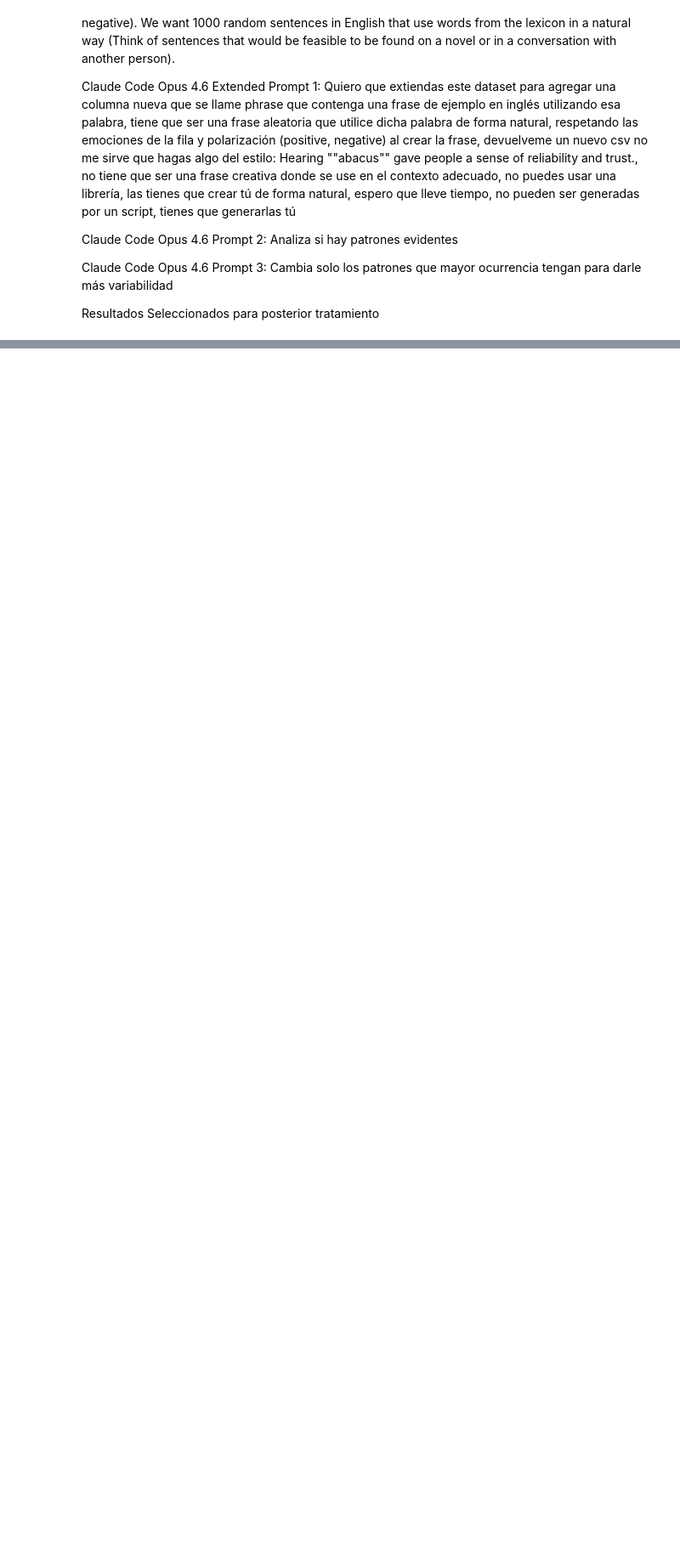
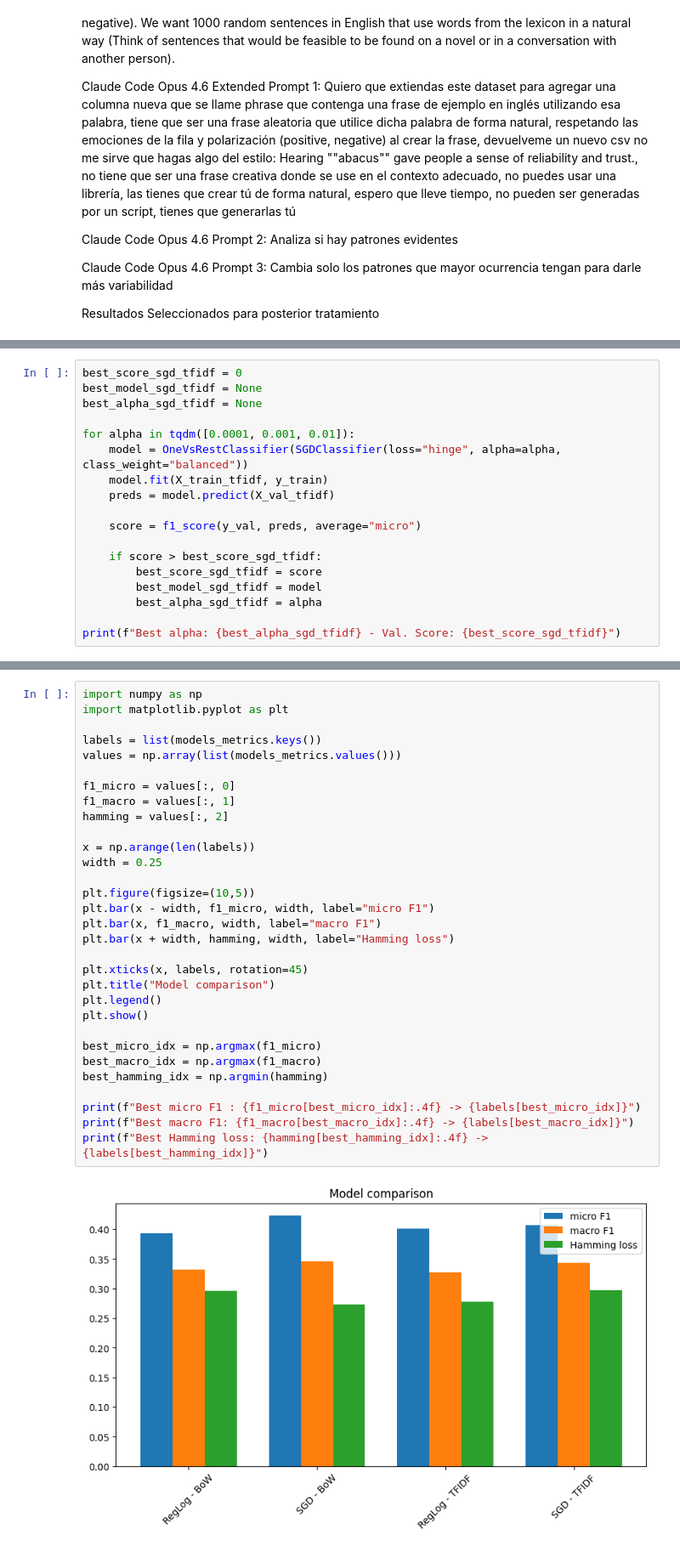
Before and after one commit to agustito37/entregable-procesamiento-lenguaje, a Jupyter notebook: entregable.ipynb, the cells around one changed output, grey strips where cells are left out. Shown at 85% size. Saved outputs shown, nothing was run; the diff lists cells and outputs as text; blank space fills up the shorter version.

```diff
--- a/entregable.ipynb
+++ b/entregable.ipynb
@@ -72,0 +239,18 @@ Resultados Seleccionados para posterior tratamiento
+# %%
+best_score_sgd_tfidf = 0
+best_model_sgd_tfidf = None
+best_alpha_sgd_tfidf = None
+
+for alpha in tqdm([0.0001, 0.001, 0.01]):
+    model = OneVsRestClassifier(SGDClassifier(loss="hinge", alpha=alpha, class_weight="balanced"))
+    model.fit(X_train_tfidf, y_train)
+    preds = model.predict(X_val_tfidf)
+
+    score = f1_score(y_val, preds, average="micro")
+
+    if score > best_score_sgd_tfidf:
+        best_score_sgd_tfidf = score
+        best_model_sgd_tfidf = model
+        best_alpha_sgd_tfidf = alpha
+
+print(f"Best alpha: {best_alpha_sgd_tfidf} - Val. Score: {best_score_sgd_tfidf}")
@@ -72,0 +299,33 @@ Resultados Seleccionados para posterior tratamiento
+# %%
+import numpy as np
+import matplotlib.pyplot as plt
+
+labels = list(models_metrics.keys())
+values = np.array(list(models_metrics.values()))
+
+f1_micro = values[:, 0]
+f1_macro = values[:, 1]
+hamming = values[:, 2]
+
+x = np.arange(len(labels))
+width = 0.25
+
+plt.figure(figsize=(10,5))
+plt.bar(x - width, f1_micro, width, label="micro F1")
+plt.bar(x, f1_macro, width, label="macro F1")
+plt.bar(x + width, hamming, width, label="Hamming loss")
+
+plt.xticks(x, labels, rotation=45)
+plt.title("Model comparison")
+plt.legend()
+plt.show()
+
+best_micro_idx = np.argmax(f1_micro)
+best_macro_idx = np.argmax(f1_macro)
+best_hamming_idx = np.argmin(hamming)
+
+print(f"Best micro F1 : {f1_micro[best_micro_idx]:.4f} -> {labels[best_micro_idx]}")
+print(f"Best macro F1: {f1_macro[best_macro_idx]:.4f} -> {labels[best_macro_idx]}")
+print(f"Best Hamming loss: {hamming[best_hamming_idx]:.4f} -> {labels[best_hamming_idx]}")
+# %% [output]
+[figure, added]
```
Also changed, not shown: parts of 20 cells of this notebook, 7 other files.
